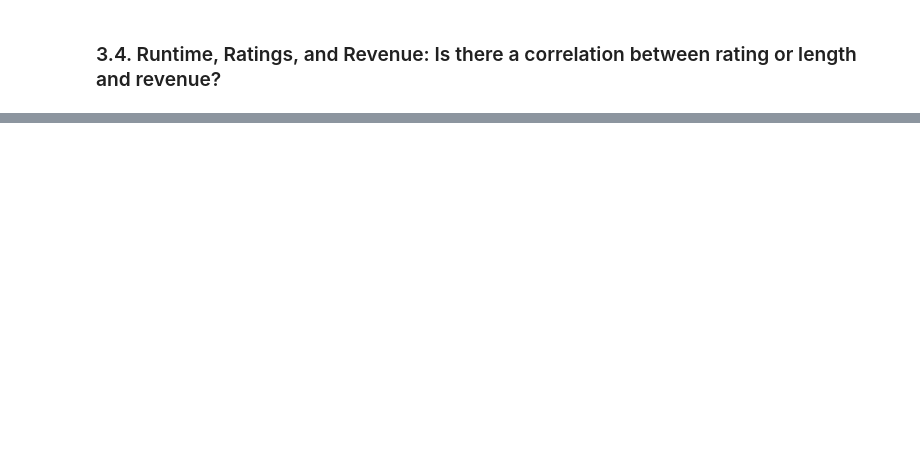
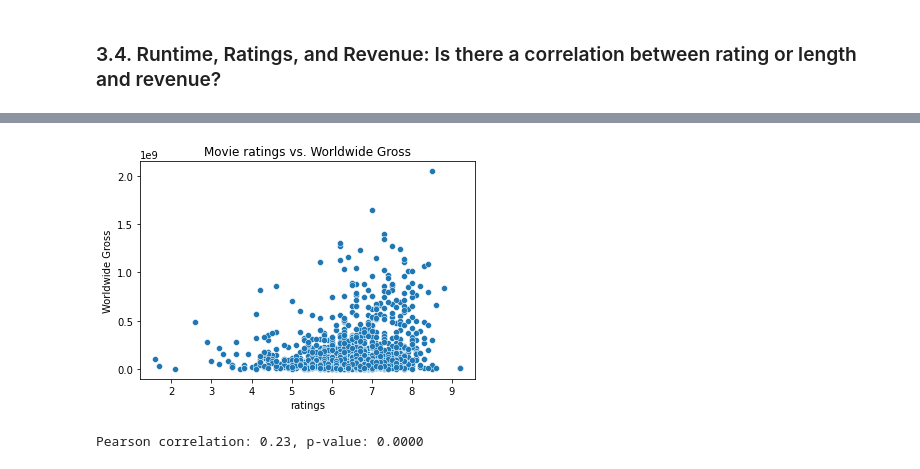
Before and after one commit to tingly-amua/Box-Office-Movie-Analysis, a Jupyter notebook: project.ipynb, the cells around one changed output, grey strips where cells are left out. Cells and saved outputs as stored; diff of their text form; code cells hidden in the pictures; blank space fills up the shorter version.

```diff
--- a/project.ipynb
+++ b/project.ipynb
@@ -745,0 +828,13 @@ plt.show()
+# %%
+# testing correlation between average rating and Revenue
+sns.scatterplot(data=full_df,x="averagerating", y="worldwide_gross")
+plt.title("Movie ratings vs. Worldwide Gross")
+plt.xlabel("ratings")
+plt.ylabel("Worldwide Gross")
+plt.show()
+# Correlation
+corr, p_value = pearsonr(full_df["averagerating"].dropna(),full_df["worldwide_gross"].dropna())
+print(f"Pearson correlation: {corr:.2f}, p-value: {p_value:.4f}")
+# %% [output]
+[figure, added]
+Pearson correlation: 0.23, p-value: 0.0000
```
Also changed, not shown: parts of 20 cells of this notebook.
